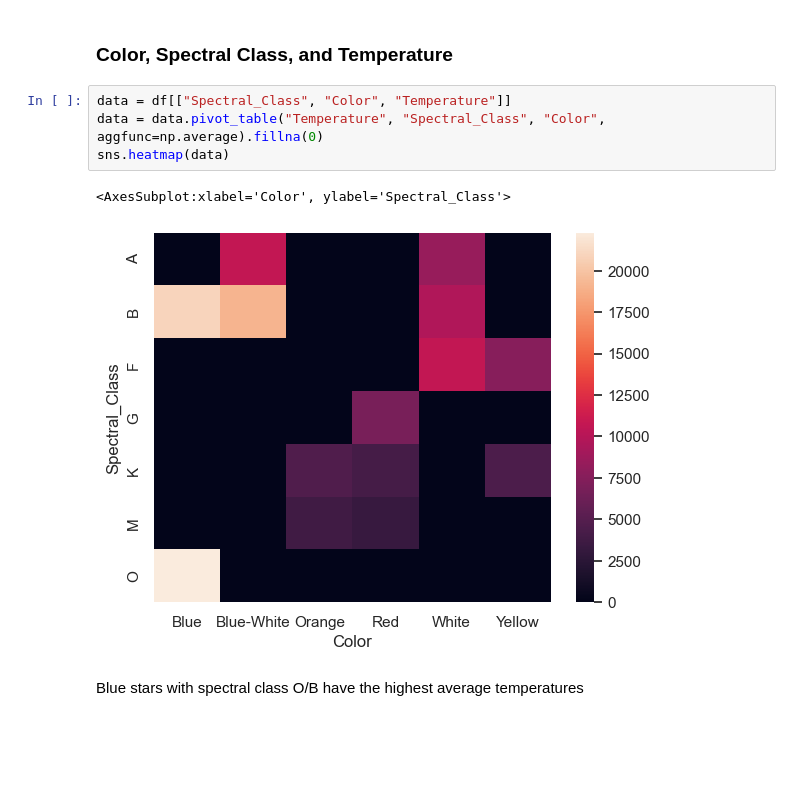
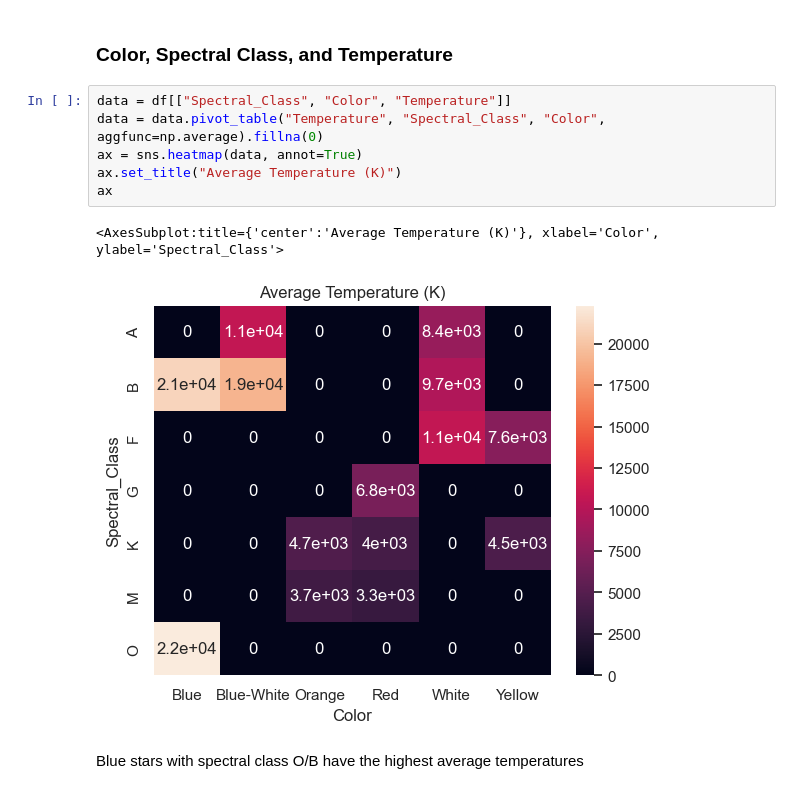
Before and after one commit to chloe0x0/stars, a Jupyter notebook: src/stars.ipynb, the cells around one changed output. Cells and saved outputs as stored; diff of their text form; blank space fills up the shorter version.

Commit message:
Labeling/ title for Spectral_Class/ Color/ Temp heatmap

```diff
--- a/src/stars.ipynb
+++ b/src/stars.ipynb
@@ -199,10 +199,12 @@ sns.boxplot(x = df["Color"], y = df["L"])
 # %%
 data = df[["Spectral_Class", "Color", "Temperature"]]
 data = data.pivot_table("Temperature", "Spectral_Class", "Color", aggfunc=np.average).fillna(0)
-sns.heatmap(data)
+ax = sns.heatmap(data, annot=True)
+ax.set_title("Average Temperature (K)")
+ax
 # %% [output]
-<AxesSubplot:xlabel='Color', ylabel='Spectral_Class'>
+<AxesSubplot:title={'center':'Average Temperature (K)'}, xlabel='Color', ylabel='Spectral_Class'>
-[figure, old version]
+[figure, new version]
 # %% [markdown]
 Blue stars with spectral class O/B have the highest average temperatures
 # %%
```
